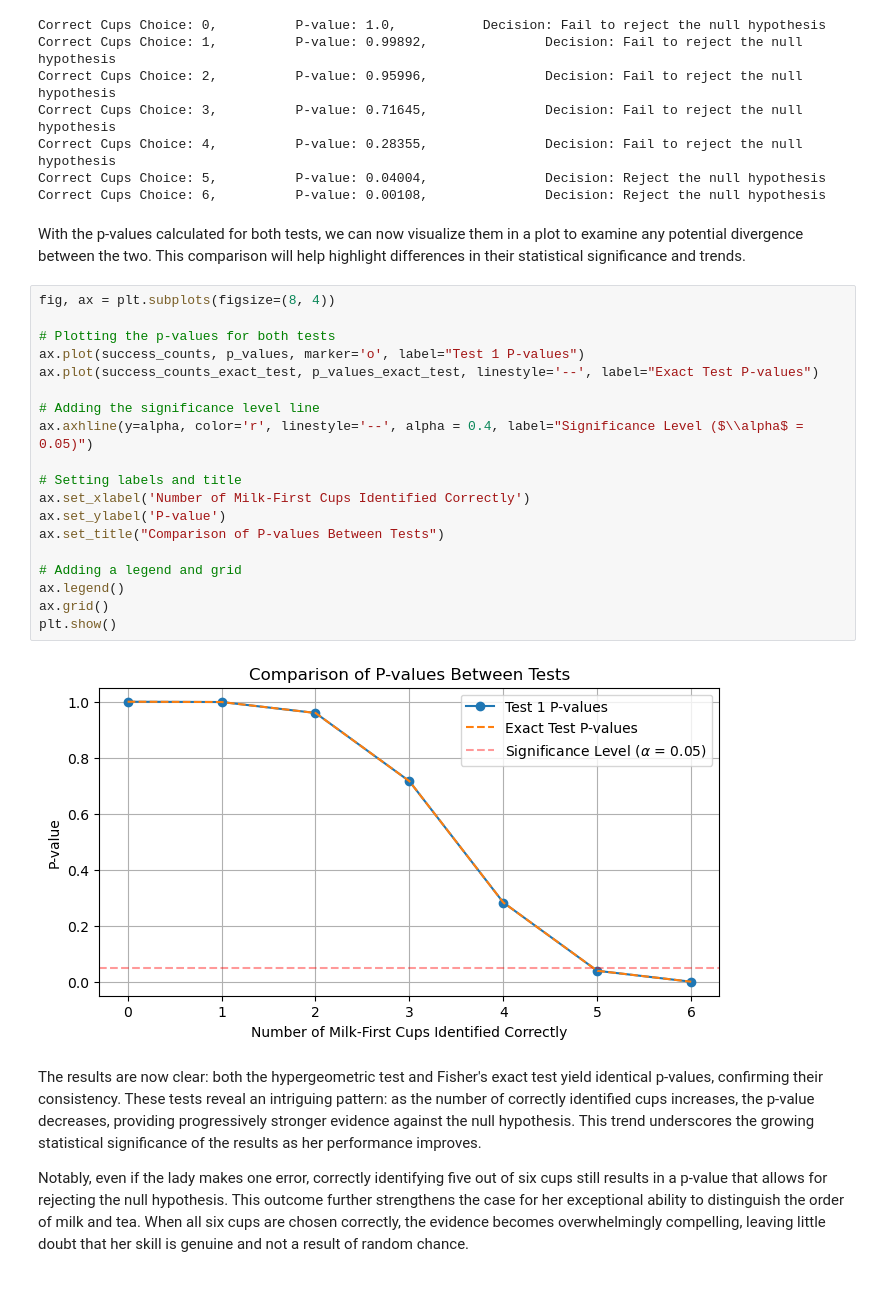
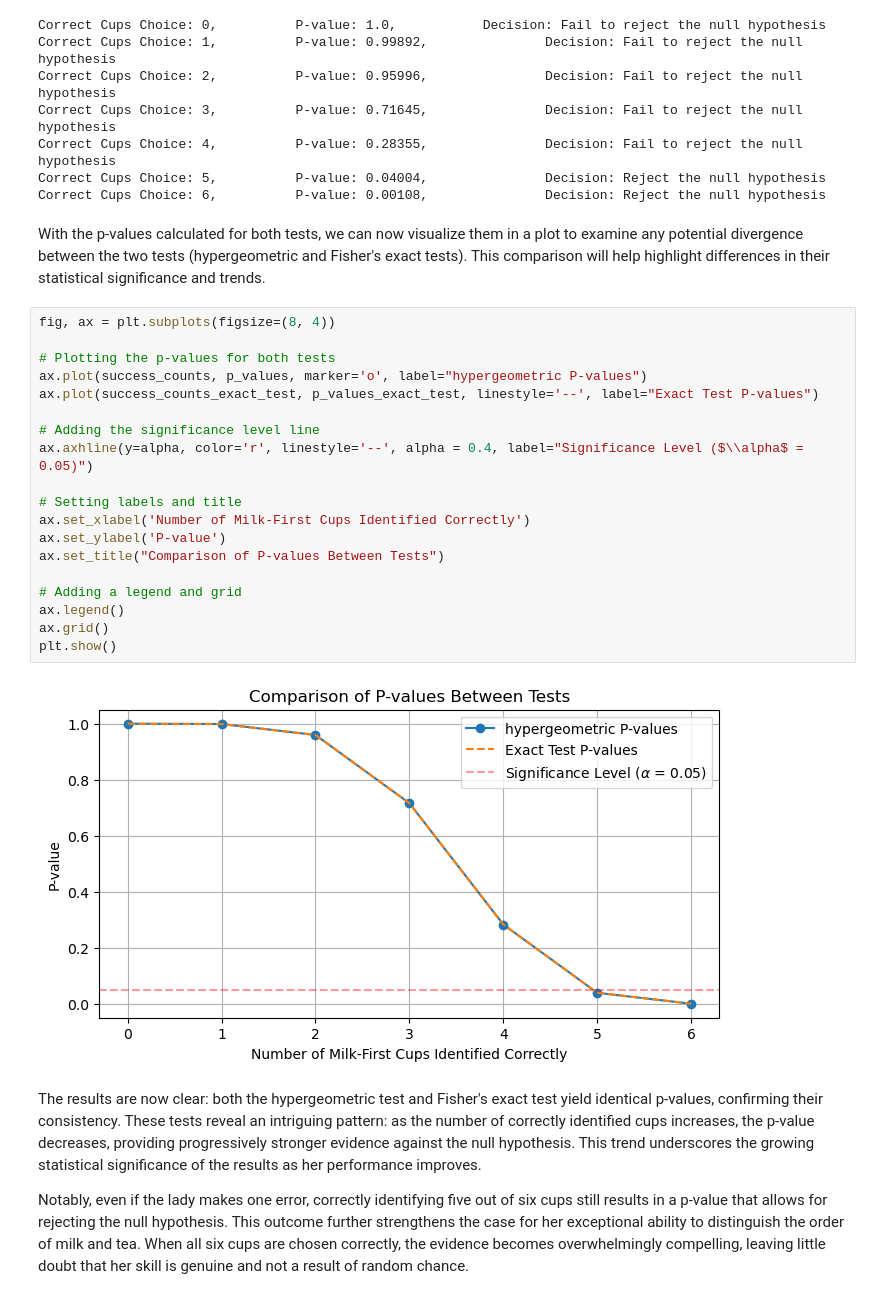
Before and after one commit to C-3sc0/applied_statistics, a Jupyter notebook: tasks.ipynb, the cells around one changed output. Drawn from its saved outputs; the diff is of its cells as text.

```diff
--- a/tasks.ipynb
+++ b/tasks.ipynb
@@ -424,28 +424,28 @@ Correct Cups Choice: 4,          P-value: 0.28355,               Decision: Fail
 Correct Cups Choice: 5,          P-value: 0.04004,               Decision: Reject the null hypothesis
 Correct Cups Choice: 6,          P-value: 0.00108,               Decision: Reject the null hypothesis
 # %% [markdown]
-With the p-values calculated for both tests, we can now visualize them in a plot to examine any potential divergence between the two. This comparison will help highlight differences in their statistical significance and trends.
+With the p-values calculated for both tests, we can now visualize them in a plot to examine any potential divergence between the two tests (hypergeometric and Fisher's exact tests). This comparison will help highlight differences in their statistical significance and trends.
 # %%
 fig, ax = plt.subplots(figsize=(8, 4))
 
 # Plotting the p-values for both tests
-ax.plot(success_counts, p_values, marker='o', label="Test 1 P-values")
+ax.plot(success_counts, p_values, marker='o', label="hypergeometric P-values")
 ax.plot(success_counts_exact_test, p_values_exact_test, linestyle='--', label="Exact Test P-values")
 
 # Adding the significance level line
 ax.axhline(y=alpha, color='r', linestyle='--', alpha = 0.4, label="Significance Level ($\\alpha$ = 0.05)")
 
 # Setting labels and title
 ax.set_xlabel('Number of Milk-First Cups Identified Correctly')
 ax.set_ylabel('P-value')
 ax.set_title("Comparison of P-values Between Tests")
 
 # Adding a legend and grid
 ax.legend()
 ax.grid()
 plt.show()
 # %% [output]
-[figure, old version]
+[figure, new version]
 # %% [markdown]
 The results are now clear: both the hypergeometric test and Fisher's exact test yield identical p-values, confirming their consistency. These tests reveal an intriguing pattern: as the number of correctly identified cups increases, the p-value decreases, providing progressively stronger evidence against the null hypothesis. This trend underscores the growing statistical significance of the results as her performance improves.
 
```
Also changed, not shown: parts of 63 cells of this notebook.
